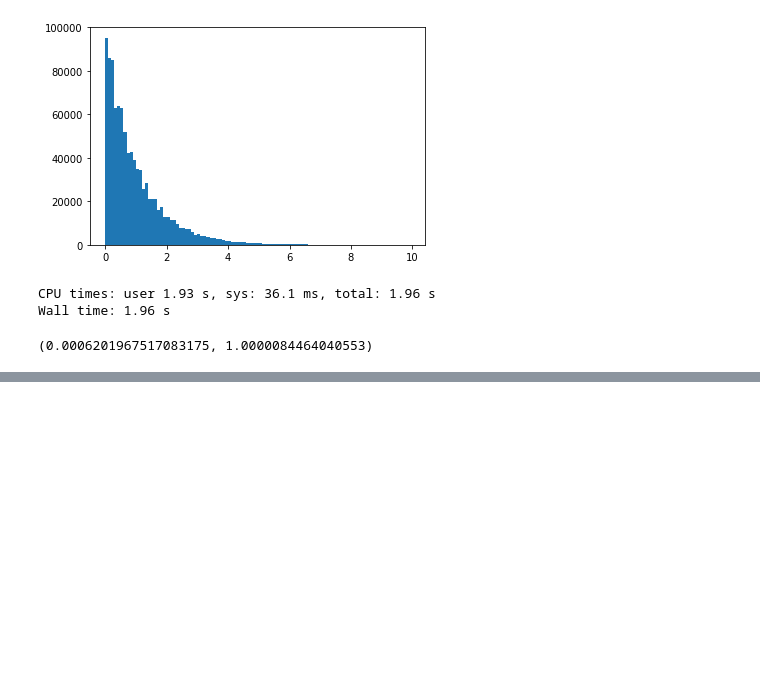
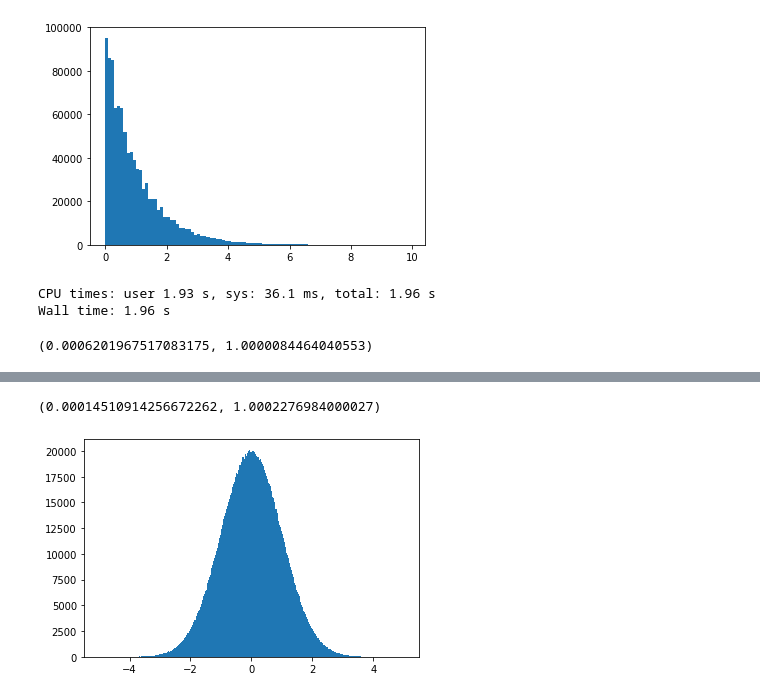
Before and after one commit to lifematrix/rust-crypto, a Jupyter notebook: python/notebooks/explore-marcrypto-random.ipynb, the cells around one changed output, grey strips where cells are left out. Drawn from its saved outputs; the diff is of its cells as text; code cells hidden in the pictures; blank space fills up the shorter version.

```diff
--- a/python/notebooks/explore-marcrypto-random.ipynb
+++ b/python/notebooks/explore-marcrypto-random.ipynb
@@ -217,0 +208,8 @@ _ = plt.hist(norm_samples, bins=np.arange(-5, 5, 0.1))
+# %%
+np.mean(norm_samples_np), np.std(norm_samples_np)
+# %% [output]
+(0.00014510914256672262, 1.0002276984000027)
+# %%
+_ = plt.hist(norm_samples_np, bins=np.arange(-5, 5, 0.01))
+# %% [output]
+[figure, added]
```
Also changed, not shown: parts of 6 cells of this notebook, 2 other files.
